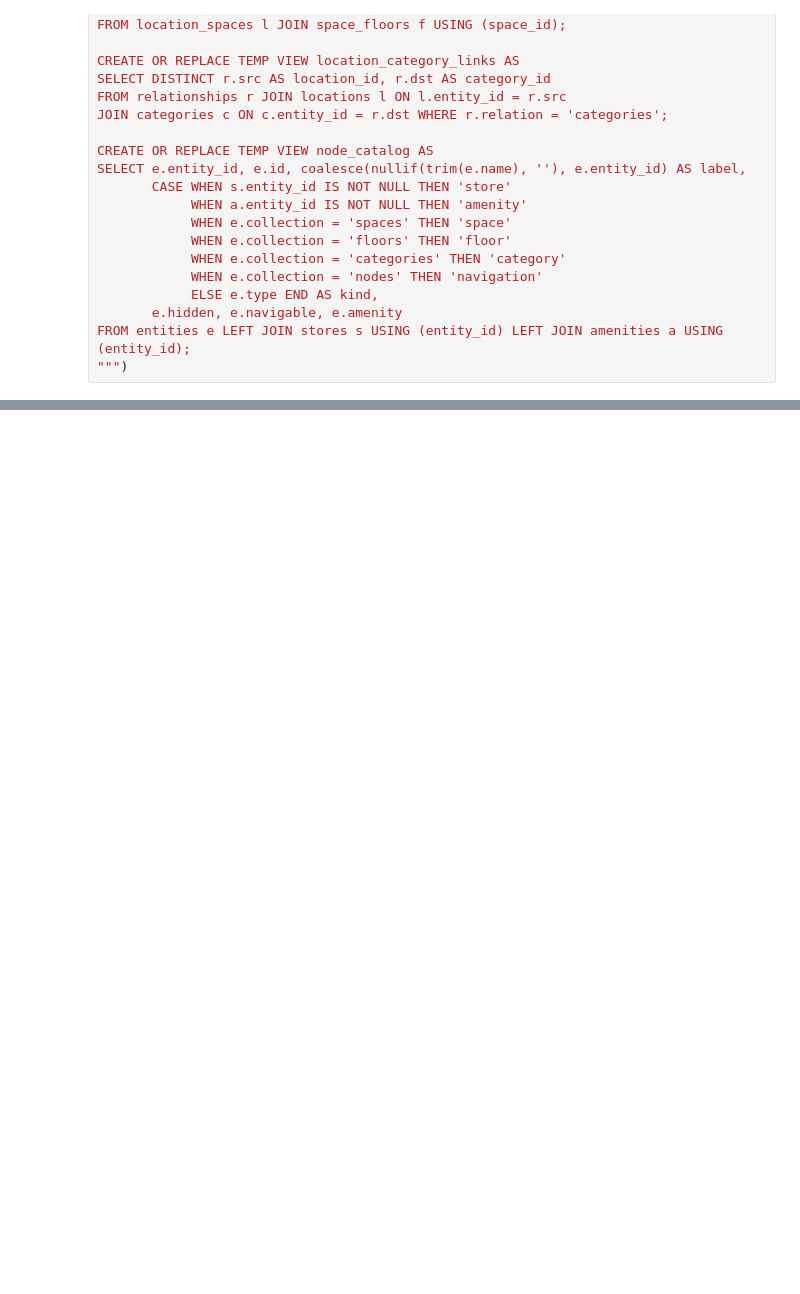
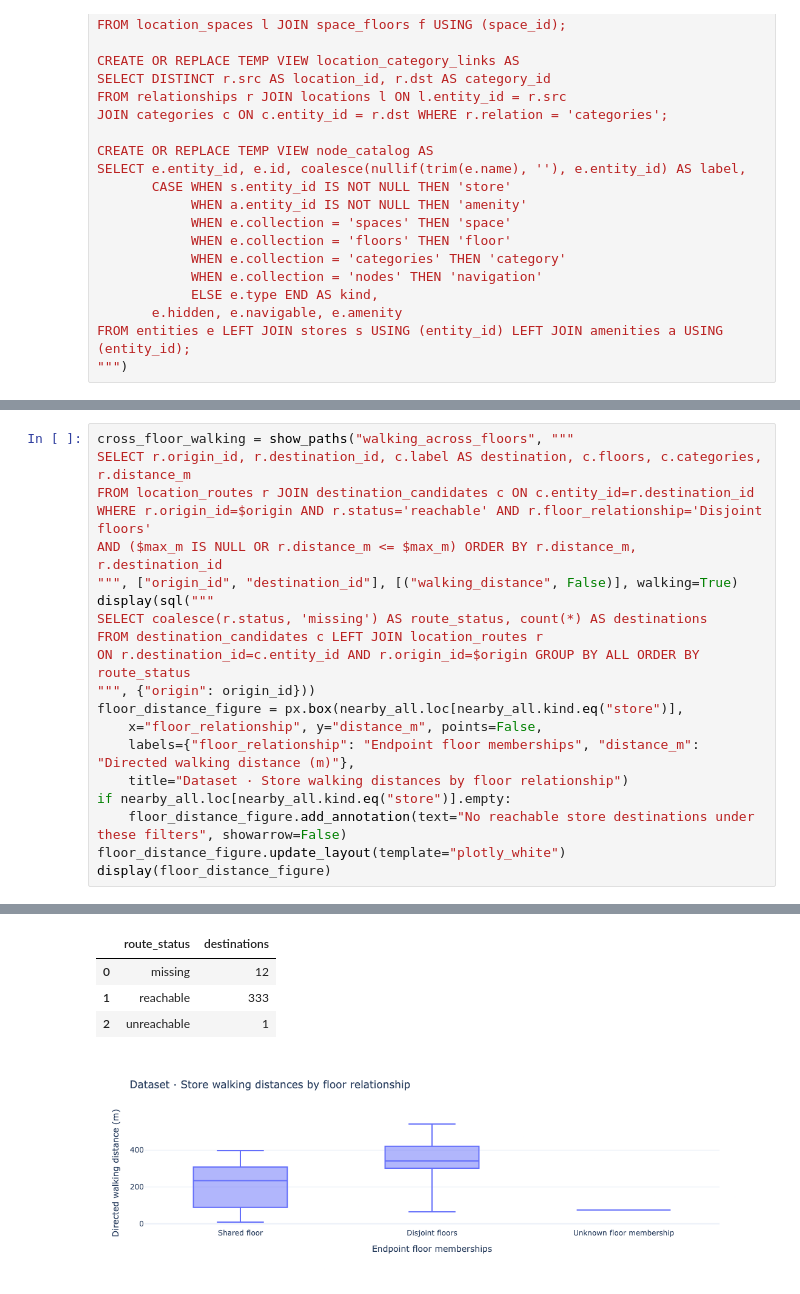
Before and after one commit to gcca/pygraphistry-folder, a Jupyter notebook: nbs/plazapd/03_graphistry.ipynb, the cells around one changed output, grey strips where cells are left out. Cells and saved outputs as stored; diff of their text form; blank space fills up the shorter version.

```diff
--- a/nbs/plazapd/03_graphistry.ipynb
+++ b/nbs/plazapd/03_graphistry.ipynb
@@ -251,0 +613,21 @@ else:
+# %%
+cross_floor_walking = show_paths("walking_across_floors", """
+SELECT r.origin_id, r.destination_id, c.label AS destination, c.floors, c.categories, r.distance_m
+FROM location_routes r JOIN destination_candidates c ON c.entity_id=r.destination_id
+WHERE r.origin_id=$origin AND r.status='reachable' AND r.floor_relationship='Disjoint floors'
+AND ($max_m IS NULL OR r.distance_m <= $max_m) ORDER BY r.distance_m, r.destination_id
+""", ["origin_id", "destination_id"], [("walking_distance", False)], walking=True)
+display(sql("""
+SELECT coalesce(r.status, 'missing') AS route_status, count(*) AS destinations
+FROM destination_candidates c LEFT JOIN location_routes r
+ON r.destination_id=c.entity_id AND r.origin_id=$origin GROUP BY ALL ORDER BY route_status
+""", {"origin": origin_id}))
+floor_distance_figure = px.box(nearby_all.loc[nearby_all.kind.eq("store")],
+    x="floor_relationship", y="distance_m", points=False,
+    labels={"floor_relationship": "Endpoint floor memberships", "distance_m": "Directed walking distance (m)"},
+    title="Dataset · Store walking distances by floor relationship")
+if nearby_all.loc[nearby_all.kind.eq("store")].empty:
+    floor_distance_figure.add_annotation(text="No reachable store destinations under these filters", showarrow=False)
+floor_distance_figure.update_layout(template="plotly_white")
+display(floor_distance_figure)
+# %% [output]
@@ -251,0 +643,5 @@ else:
+|  | route_status | destinations |
+| 0 | missing | 12 |
+| 1 | reachable | 333 |
+| 2 | unreachable | 1 |
+[figure, added]
```
Also changed, not shown: parts of 43 cells of this notebook.
